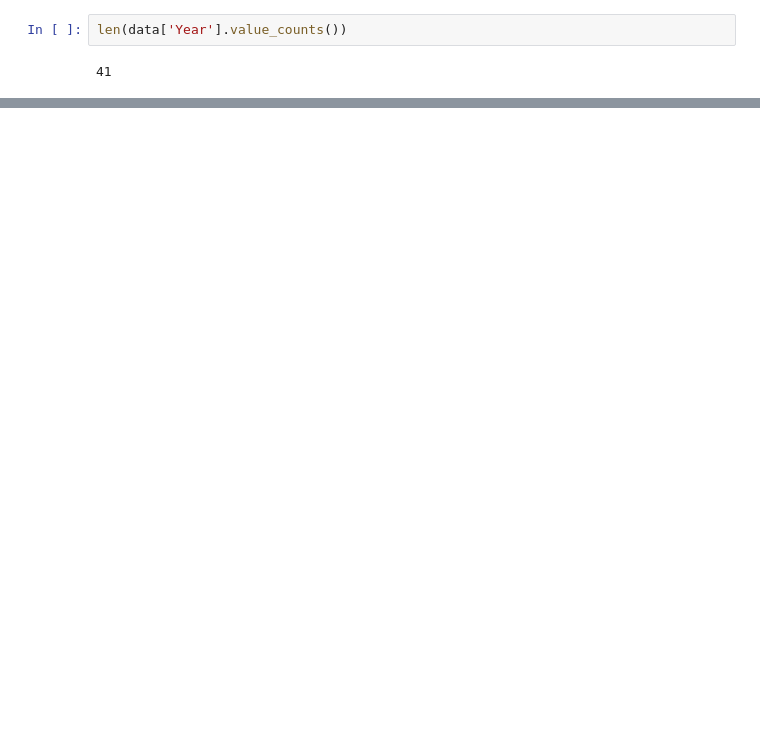
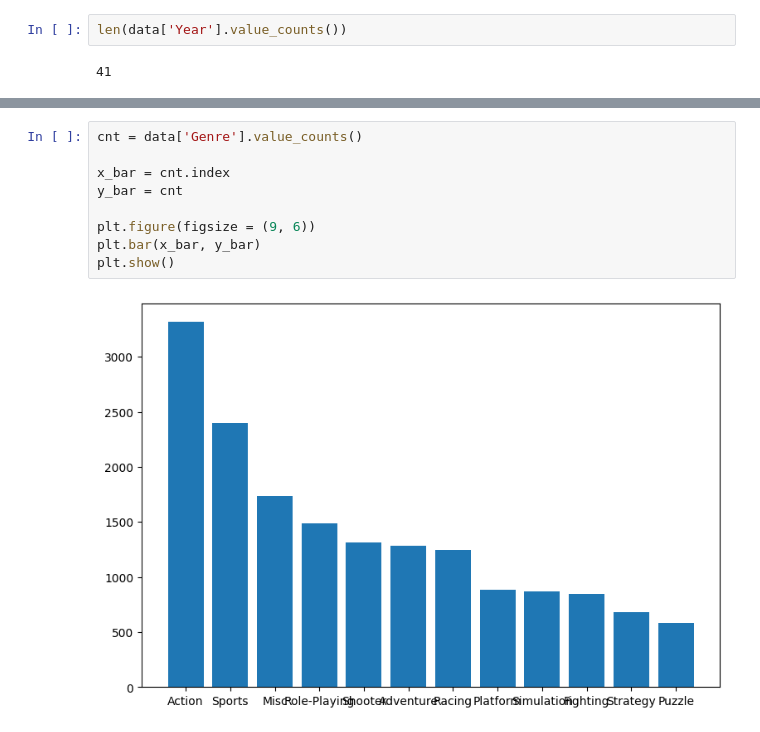
Before and after one commit to sr606/Python-Practice, a Jupyter notebook: Oct24_DV_1.ipynb, the cells around one changed output, grey strips where cells are left out. Drawn from its saved outputs; the diff is of its cells as text; blank space fills up the shorter version.

```diff
--- a/Oct24_DV_1.ipynb
+++ b/Oct24_DV_1.ipynb
@@ -74,0 +84,11 @@ sns.boxplot(y = data['Global_Sales'])# when u want mean , max, median
+# %%
+cnt = data['Genre'].value_counts()
+
+x_bar = cnt.index
+y_bar = cnt
+
+plt.figure(figsize = (9, 6))
+plt.bar(x_bar, y_bar)
+plt.show()
+# %% [output]
+[figure, added]
```
Also changed, not shown: parts of 25 cells of this notebook.
